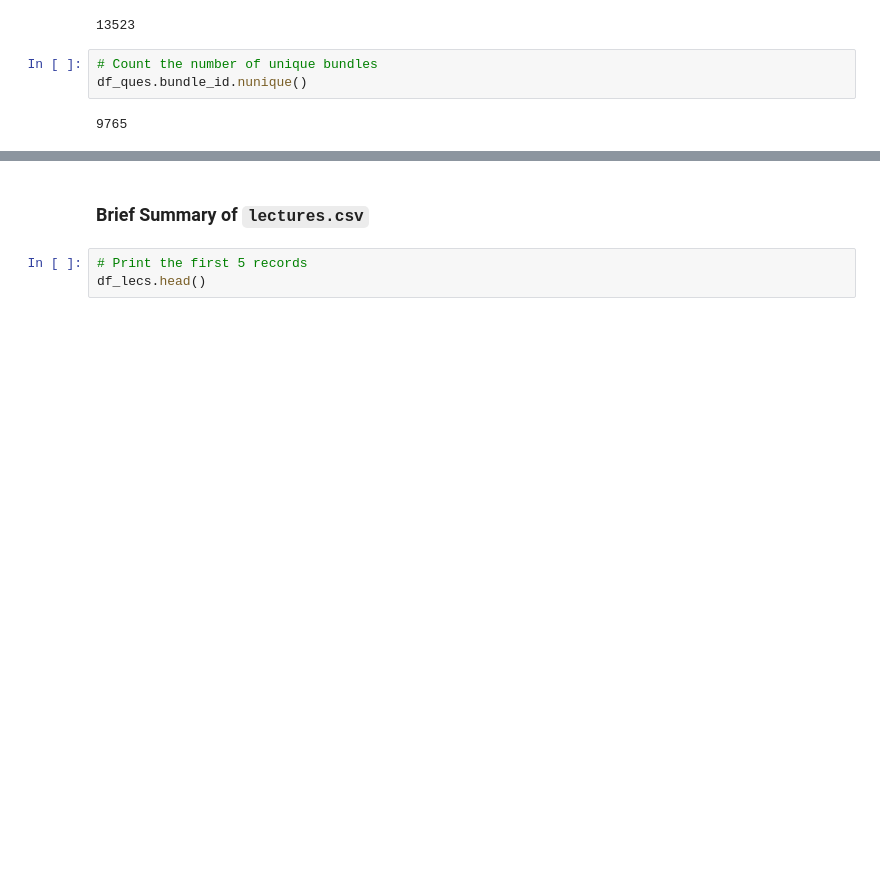
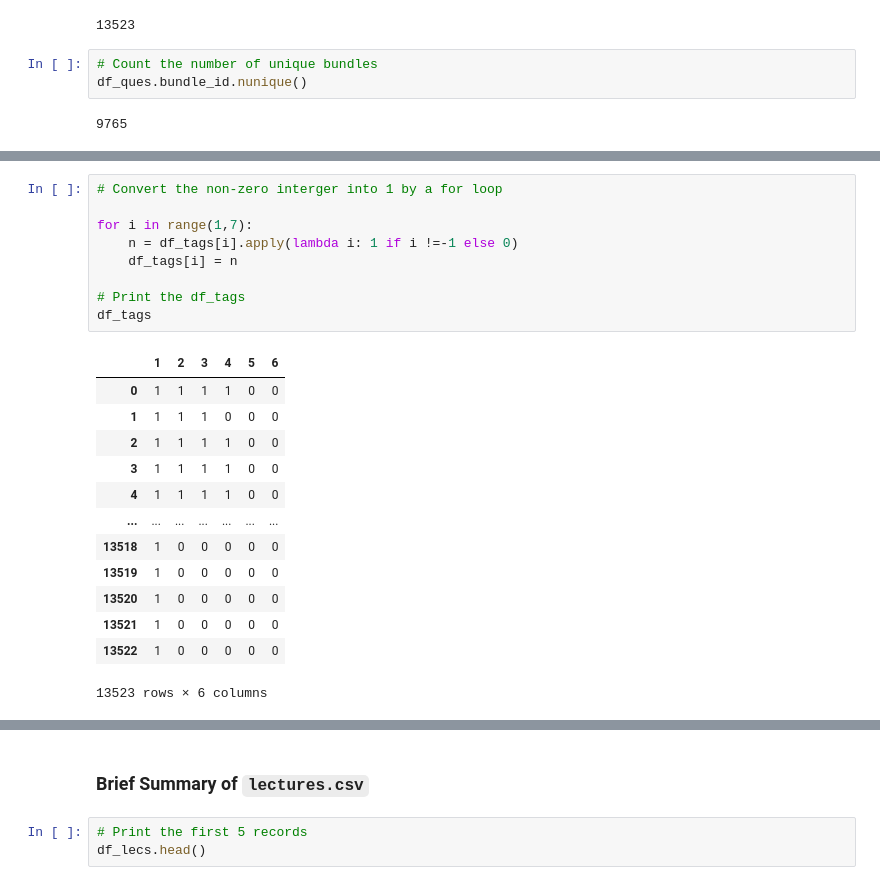
Before and after one commit to Yongliang-Shi/riiid_answer_correctness_prediction, a Jupyter notebook: acquire.ipynb, the cells around one changed output, grey strips where cells are left out. Cells and saved outputs as stored; diff of their text form; blank space fills up the shorter version.

```diff
--- a/acquire.ipynb
+++ b/acquire.ipynb
@@ -160,0 +214,23 @@ df_ques.bundle_id.nunique()
+# %%
+# Convert the non-zero interger into 1 by a for loop
+
+for i in range(1,7):
+    n = df_tags[i].apply(lambda i: 1 if i !=-1 else 0)
+    df_tags[i] = n
+
+# Print the df_tags
+df_tags
+# %% [output]
+|  | 1 | 2 | 3 | 4 | 5 | 6 |
+| 0 | 1 | 1 | 1 | 1 | 0 | 0 |
+| 1 | 1 | 1 | 1 | 0 | 0 | 0 |
+| 2 | 1 | 1 | 1 | 1 | 0 | 0 |
+| 3 | 1 | 1 | 1 | 1 | 0 | 0 |
+| 4 | 1 | 1 | 1 | 1 | 0 | 0 |
+| ... | ... | ... | ... | ... | ... | ... |
+| 13518 | 1 | 0 | 0 | 0 | 0 | 0 |
+| 13519 | 1 | 0 | 0 | 0 | 0 | 0 |
+| 13520 | 1 | 0 | 0 | 0 | 0 | 0 |
+| 13521 | 1 | 0 | 0 | 0 | 0 | 0 |
+| 13522 | 1 | 0 | 0 | 0 | 0 | 0 |
+13523 rows × 6 columns
```
Also changed, not shown: parts of 23 cells of this notebook.
